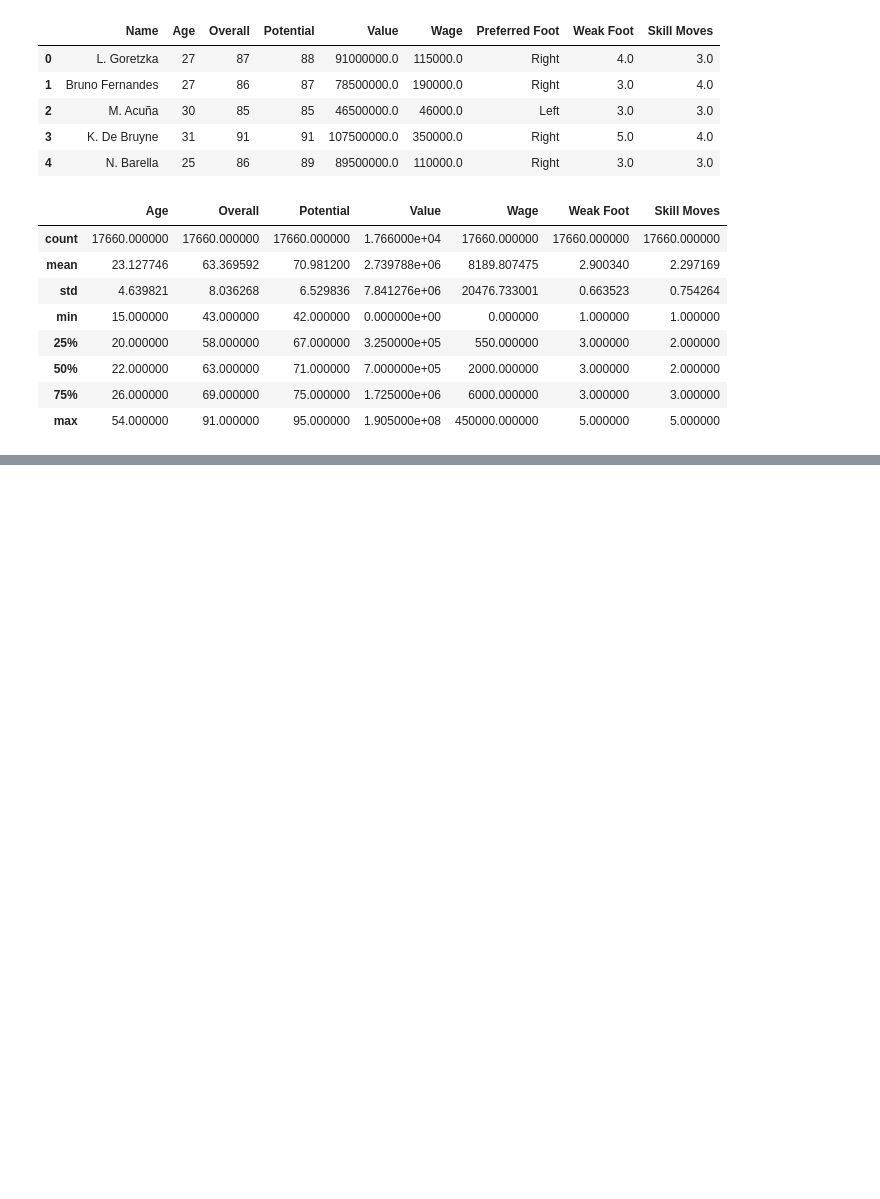
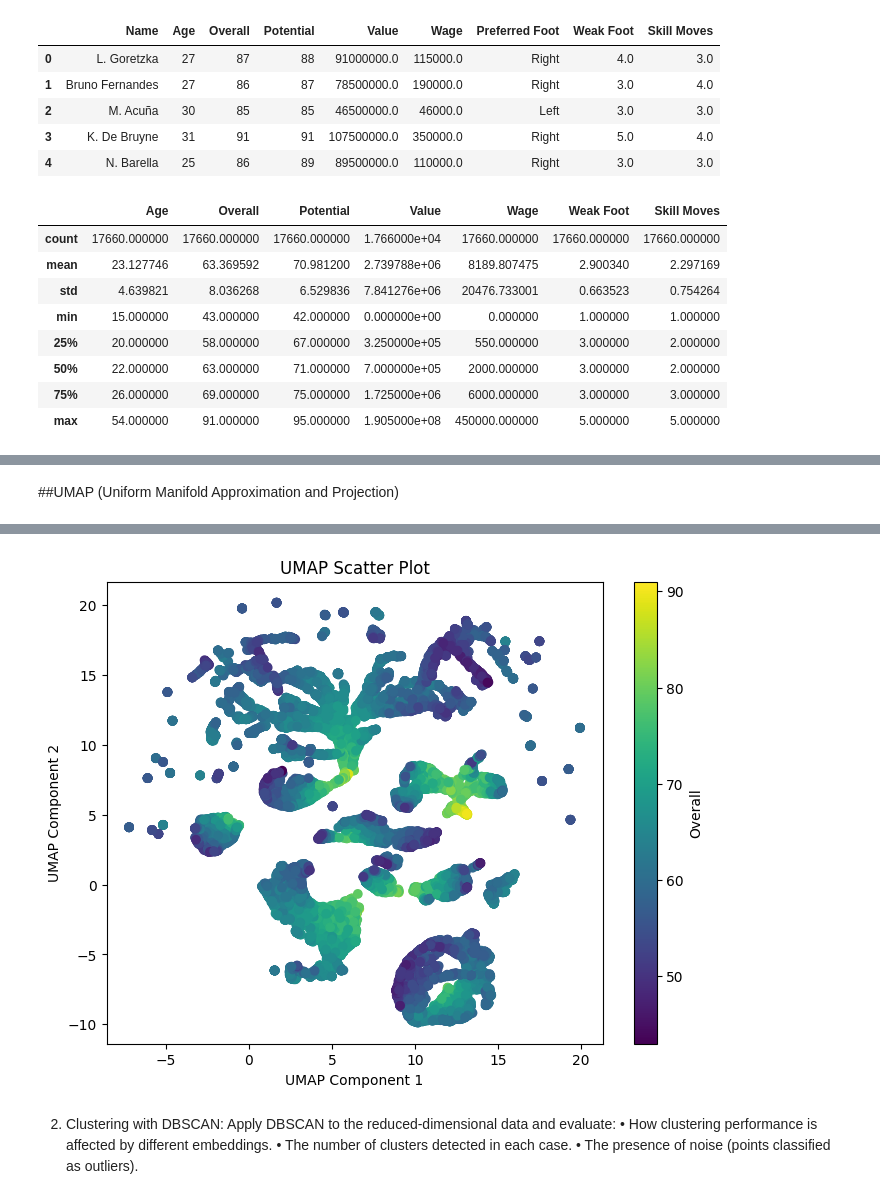
Before and after one commit to jmparradov/Machine-Learning-II---Talleres, a Jupyter notebook: Taller_2_Machine_Learning_2.ipynb, the cells around one changed output, grey strips where cells are left out. Drawn from its saved outputs; the diff is of its cells as text; code cells hidden in the pictures; blank space fills up the shorter version.

```diff
--- a/Taller_2_Machine_Learning_2.ipynb
+++ b/Taller_2_Machine_Learning_2.ipynb
@@ -636,0 +322,31 @@ GMM (Clusters: 4) - Silhouette: 0.223, Davies-Bouldin: 3.922
+# %% [markdown]
+
+##UMAP (Uniform Manifold Approximation and Projection)
+# %%
+# prompt: apply UMAP to df and plot with colors using the overall column
+
+import pandas as pd
+import matplotlib.pyplot as plt
+!pip install umap-learn
+
+import umap
+
+# Assuming 'x' is your standardized numerical data (from the previous code)
+
+# Apply UMAP
+reducer = umap.UMAP(n_components=2, random_state=42)
+embedding = reducer.fit_transform(x)
+umap_df = pd.DataFrame(data=embedding, columns=['umap component 1', 'umap component 2'])
+
+# Add the 'Overall' column to the UMAP DataFrame
+umap_df['Overall'] = df['Overall']
+
+# Create a scatter plot of UMAP components, colored by 'Overall'
+plt.figure(figsize=(8, 6))
+plt.scatter(umap_df['umap component 1'], umap_df['umap component 2'], c=umap_df['Overall'])
+plt.xlabel('UMAP Component 1')
+plt.ylabel('UMAP Component 2')
+plt.title('UMAP Scatter Plot')
+plt.colorbar(label='Overall')  # Add a colorbar to indicate 'Overall' values
+plt.show()
+# %% [output]
@@ -636,0 +363,7 @@ GMM (Clusters: 4) - Silhouette: 0.223, Davies-Bouldin: 3.922
+[figure, added]
+# %% [markdown]
+2. Clustering with DBSCAN: Apply DBSCAN to the reduced-dimensional data
+and evaluate:
+• How clustering performance is affected by different embeddings.
+• The number of clusters detected in each case.
+• The presence of noise (points classified as outliers).
```
Also changed, not shown: parts of 43 cells of this notebook.
